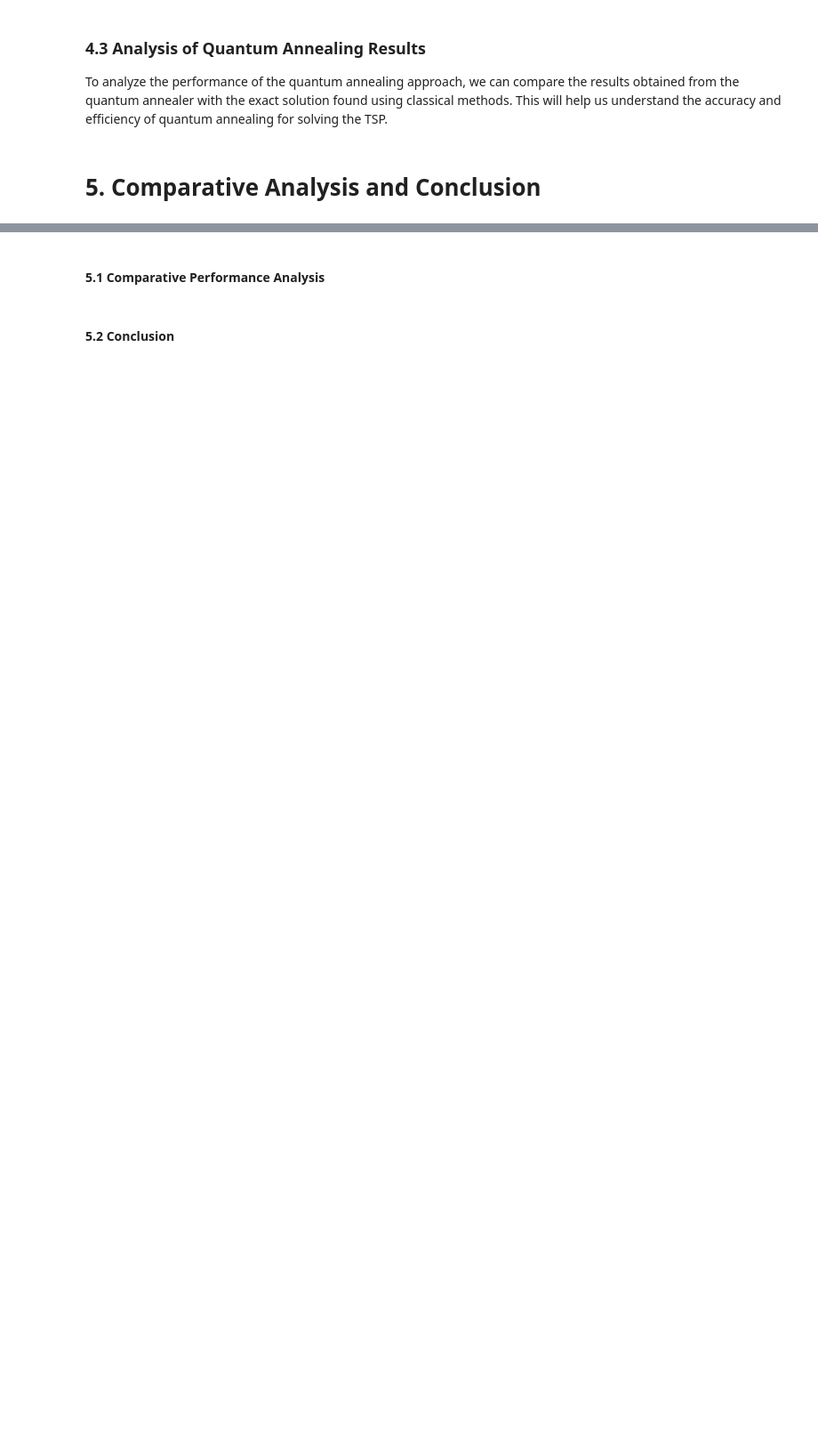
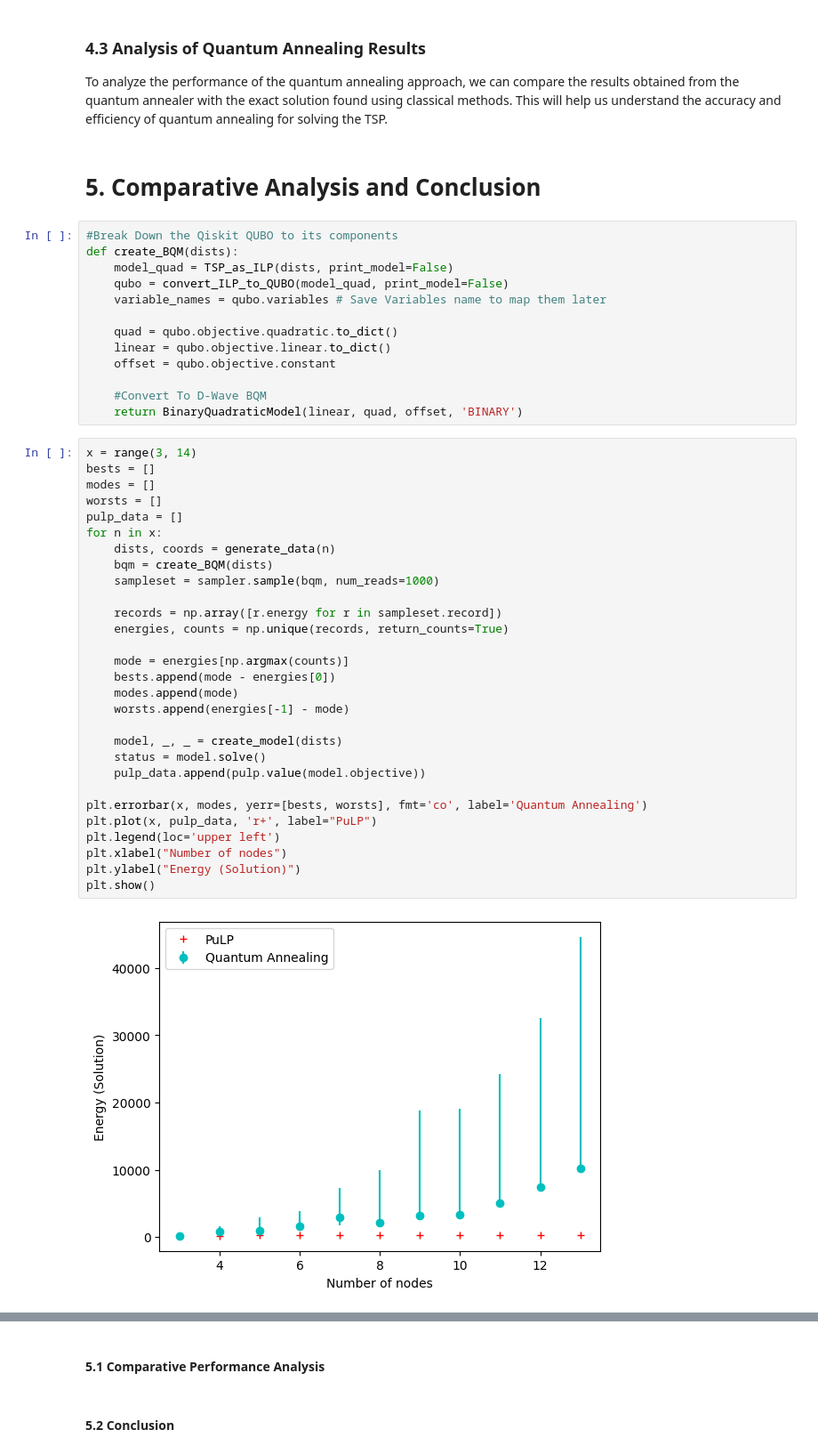
Before and after one commit to my612/Quantamania, a Jupyter notebook: Final.ipynb, the cells around one changed output, grey strips where cells are left out. Shown: that part at 89% size. Cells and saved outputs as stored; diff of their text form; blank space fills up the shorter version.

```diff
--- a/Final.ipynb
+++ b/Final.ipynb
@@ -479,3 +479,47 @@ plot_route(active_edges, coords)
 To analyze the performance of the quantum annealing approach, we can compare the results obtained from the quantum annealer with the exact solution found using classical methods. This will help us understand the accuracy and efficiency of quantum annealing for solving the TSP.
 # %% [markdown]
 # 5. Comparative Analysis and Conclusion
+# %%
+#Break Down the Qiskit QUBO to its components
+def create_BQM(dists):
+    model_quad = TSP_as_ILP(dists, print_model=False)
+    qubo = convert_ILP_to_QUBO(model_quad, print_model=False)
+    variable_names = qubo.variables # Save Variables name to map them later
+
+    quad = qubo.objective.quadratic.to_dict()
+    linear = qubo.objective.linear.to_dict()
+    offset = qubo.objective.constant
+
+    #Convert To D-Wave BQM
+    return BinaryQuadraticModel(linear, quad, offset, 'BINARY')
+# %%
+x = range(3, 14)
+bests = []
+modes = []
+worsts = []
+pulp_data = []
+for n in x:
+    dists, coords = generate_data(n)
+    bqm = create_BQM(dists)
+    sampleset = sampler.sample(bqm, num_reads=1000)
+
+    records = np.array([r.energy for r in sampleset.record])
+    energies, counts = np.unique(records, return_counts=True)
+
+    mode = energies[np.argmax(counts)]
+    bests.append(mode - energies[0])
+    modes.append(mode)
+    worsts.append(energies[-1] - mode)
+
+    model, _, _ = create_model(dists)
+    status = model.solve()
+    pulp_data.append(pulp.value(model.objective))
+
+plt.errorbar(x, modes, yerr=[bests, worsts], fmt='co', label='Quantum Annealing')
+plt.plot(x, pulp_data, 'r+', label="PuLP")
+plt.legend(loc='upper left')
+plt.xlabel("Number of nodes")
+plt.ylabel("Energy (Solution)")
+plt.show()
+# %% [output]
+[figure, added]
```
Also changed, not shown: parts of 1 cell of this notebook.
